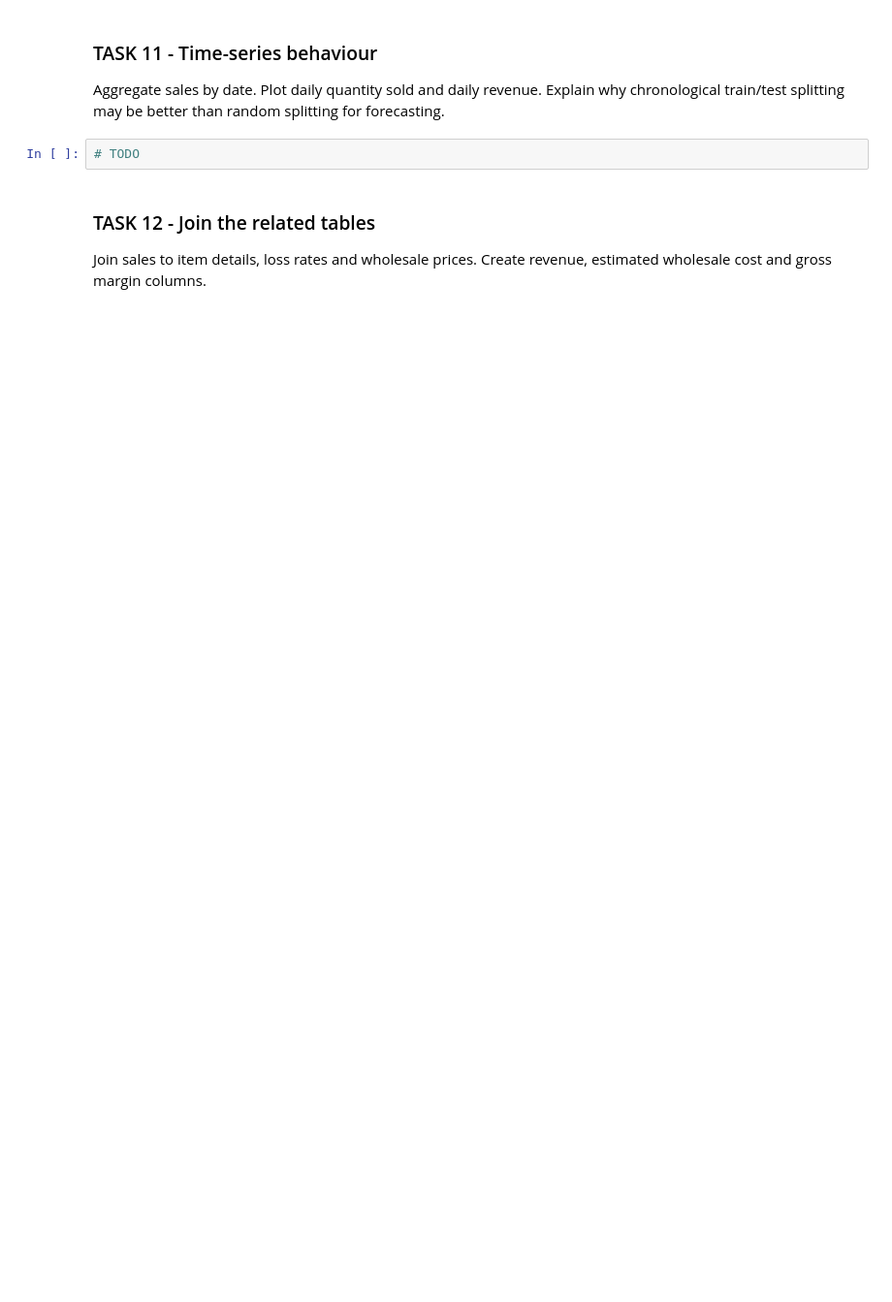
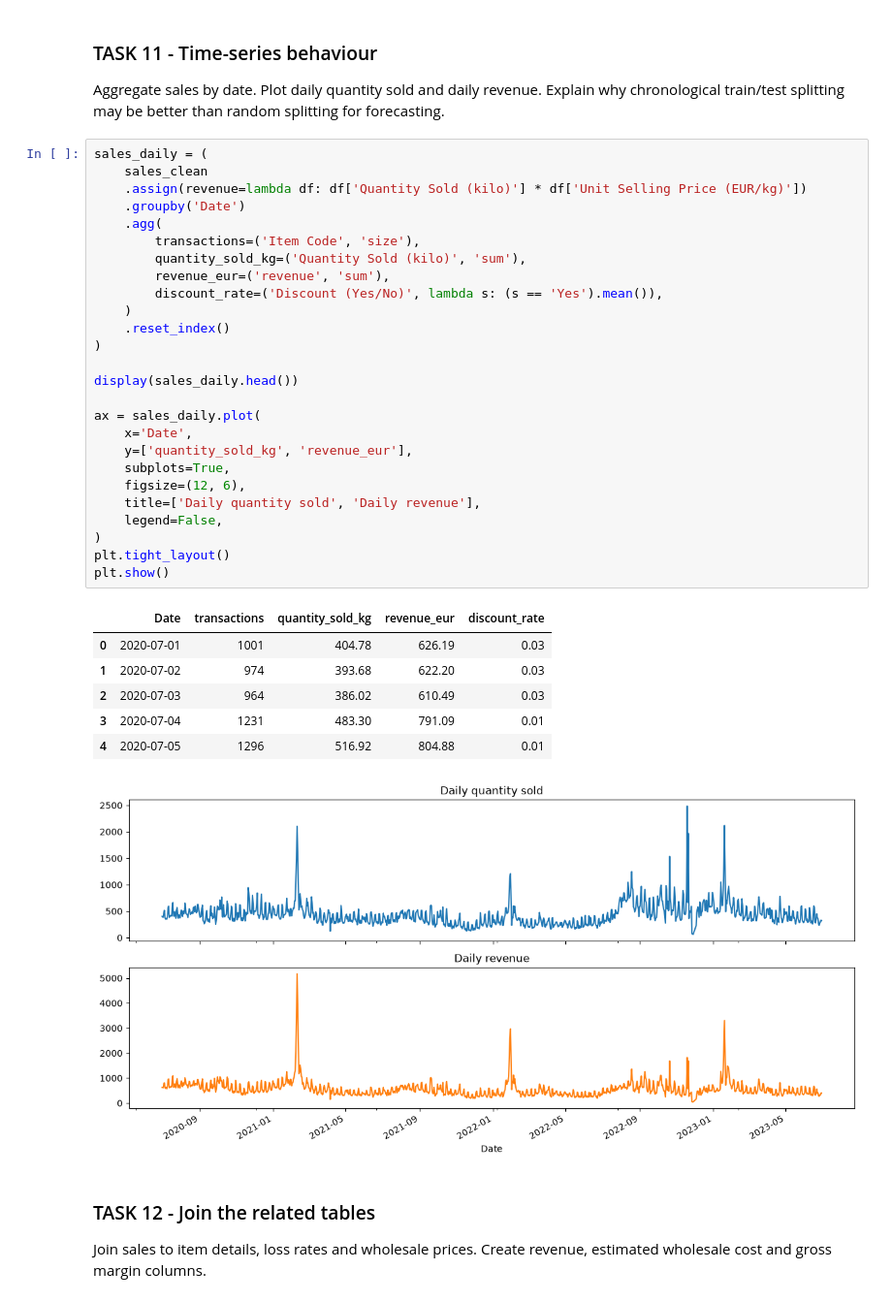
Before and after one commit to dev-deg/aci-26-pt, a Jupyter notebook: full-dataset-example/full_dataset_pipeline.ipynb, the cells around one changed output. Shown at 97% size. Cells and saved outputs as stored; diff of their text form; blank space fills up the shorter version.

```diff
--- a/full-dataset-example/full_dataset_pipeline.ipynb
+++ b/full-dataset-example/full_dataset_pipeline.ipynb
@@ -456,7 +561,39 @@ Draw histograms for numeric sales values. Show category balance and discount bal
 
 Aggregate sales by date. Plot daily quantity sold and daily revenue. Explain why chronological train/test splitting may be better than random splitting for forecasting.
 # %%
-# TODO
+sales_daily = (
+    sales_clean
+    .assign(revenue=lambda df: df['Quantity Sold (kilo)'] * df['Unit Selling Price (EUR/kg)'])
+    .groupby('Date')
+    .agg(
+        transactions=('Item Code', 'size'),
+        quantity_sold_kg=('Quantity Sold (kilo)', 'sum'),
+        revenue_eur=('revenue', 'sum'),
+        discount_rate=('Discount (Yes/No)', lambda s: (s == 'Yes').mean()),
+    )
+    .reset_index()
+)
+
+display(sales_daily.head())
+
+ax = sales_daily.plot(
+    x='Date',
+    y=['quantity_sold_kg', 'revenue_eur'],
+    subplots=True,
+    figsize=(12, 6),
+    title=['Daily quantity sold', 'Daily revenue'],
+    legend=False,
+)
+plt.tight_layout()
+plt.show()
+# %% [output]
+|  | Date | transactions | quantity_sold_kg | revenue_eur | discount_rate |
+| 0 | 2020-07-01 | 1001 | 404.78 | 626.19 | 0.03 |
+| 1 | 2020-07-02 | 974 | 393.68 | 622.20 | 0.03 |
+| 2 | 2020-07-03 | 964 | 386.02 | 610.49 | 0.03 |
+| 3 | 2020-07-04 | 1231 | 483.30 | 791.09 | 0.01 |
+| 4 | 2020-07-05 | 1296 | 516.92 | 804.88 | 0.01 |
+[figure, added]
 # %% [markdown]
 ### TASK 12 - Join the related tables
 
```
Also changed, not shown: parts of 6 cells of this notebook, 5 other files.
